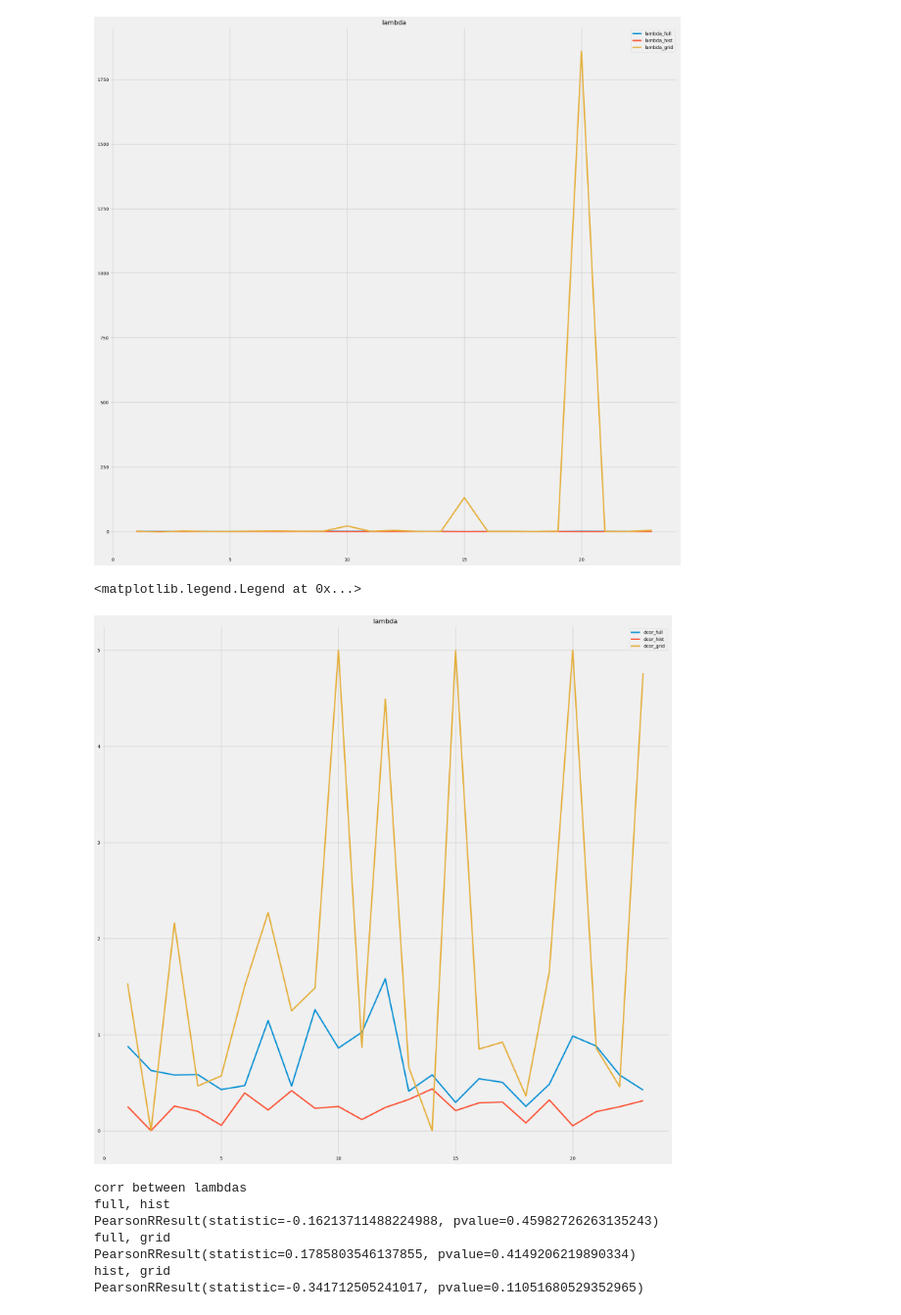
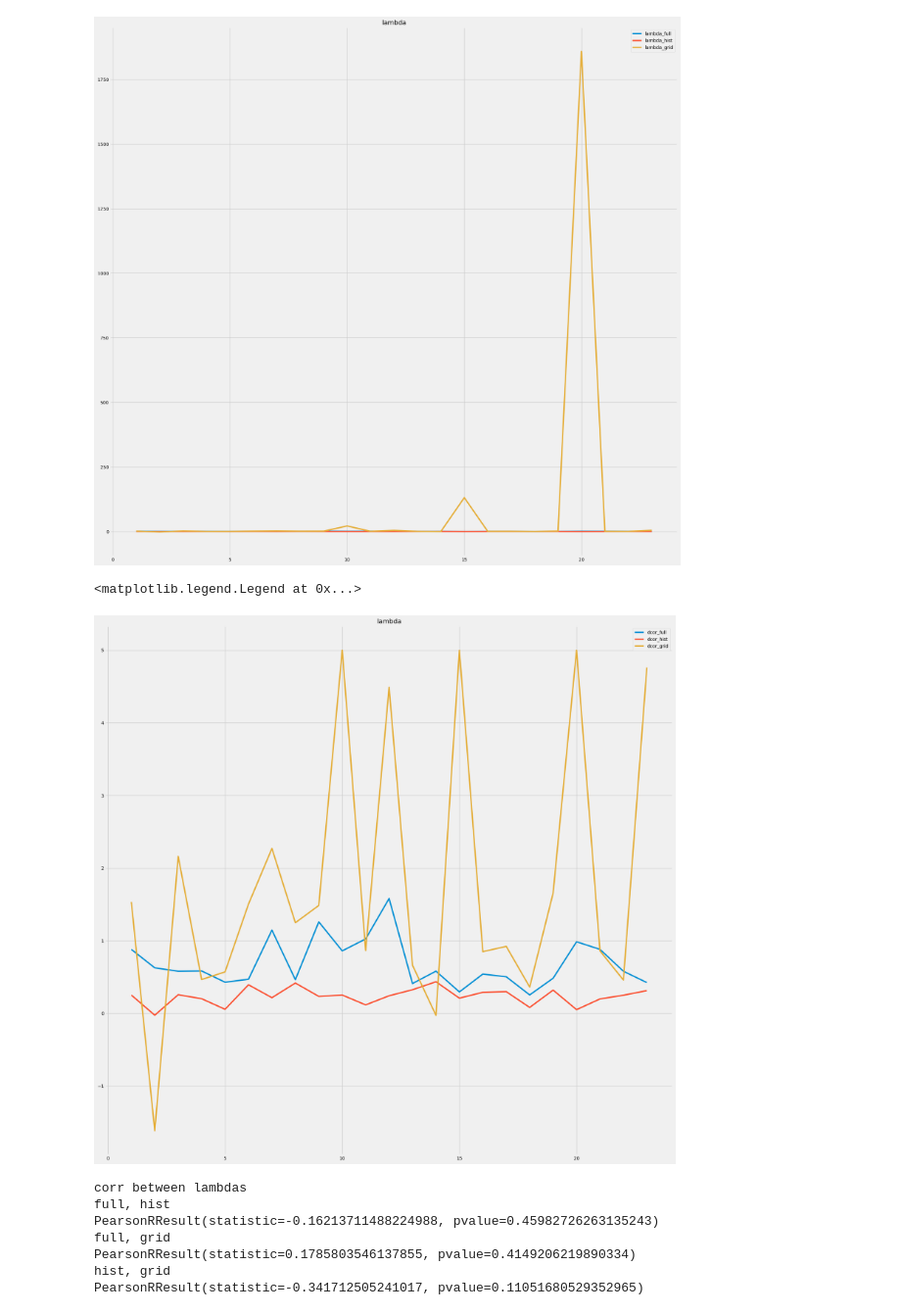
Before and after one commit to FabianCastellano/memoria, a Jupyter notebook: code/box-cox_comparison/bc_comp/Untitled-1.ipynb, the cells around one changed output. Shown at 98% size. Cells and saved outputs as stored; diff of their text form; code cells hidden in the pictures.

```diff
--- a/code/box-cox_comparison/bc_comp/Untitled-1.ipynb
+++ b/code/box-cox_comparison/bc_comp/Untitled-1.ipynb
@@ -244,15 +244,15 @@ ax.legend()
 # %%
 #plot plot plots for ecah comparison metho
 fig, ax = plt.subplots(1, 1, figsize=(20, 20))
 
-ax.plot(images_df_full['n_image'], images_df_full['lambda_full'].clip(0, 5), label='dcor_full')
-ax.plot(images_df_full['n_image'], images_df_full['lambda_hist'].clip(0, 5), label='dcor_hist')
-ax.plot(images_df_full['n_image'], images_df_full['lambda_grid'].clip(0, 5), label='dcor_grid')
+ax.plot(images_df_full['n_image'], images_df_full['lambda_full'].clip(-5, 5), label='dcor_full')
+ax.plot(images_df_full['n_image'], images_df_full['lambda_hist'].clip(-5, 5), label='dcor_hist')
+ax.plot(images_df_full['n_image'], images_df_full['lambda_grid'].clip(-5, 5), label='dcor_grid')
 ax.set_title('lambda')
 ax.legend()
 # %% [output]
 <matplotlib.legend.Legend at 0x...>
-[figure, old version]
+[figure, new version]
 # %%
 # calculate corr between lambdas
 print('corr between lambdas')
```
Also changed, not shown: 54 other files.
